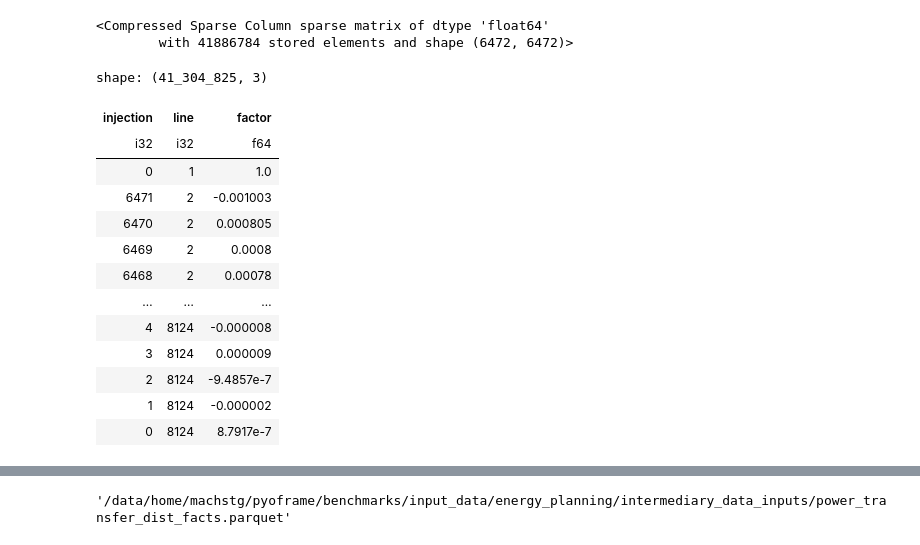
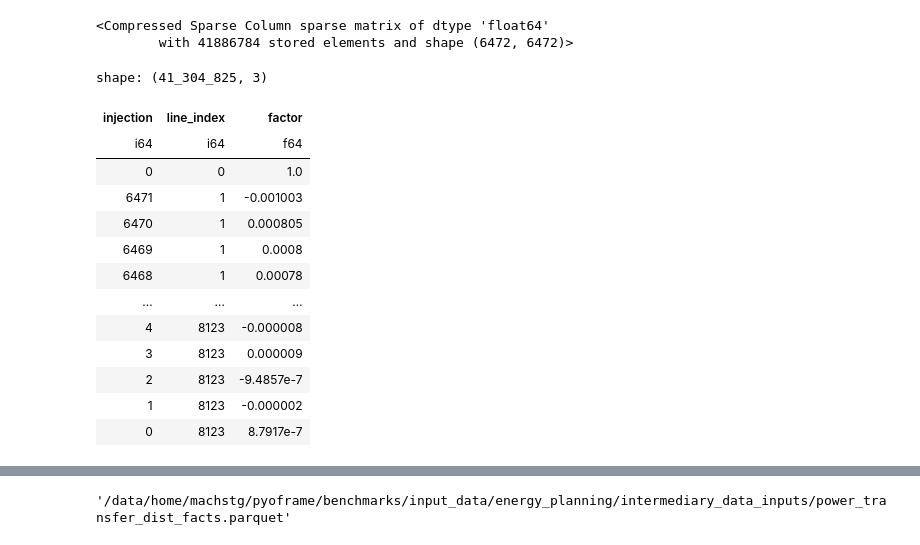
Before and after one commit to Bravos-Power/pyoframe, a Jupyter notebook: benchmarks/src/energy_planning/scripts/compute_power_transfer_dist_facts.ipynb, the cells around one changed output, grey strips where cells are left out. Drawn from its saved outputs; the diff is of its cells as text; code cells hidden in the pictures.

```diff
--- a/benchmarks/src/energy_planning/scripts/compute_power_transfer_dist_facts.ipynb
+++ b/benchmarks/src/energy_planning/scripts/compute_power_transfer_dist_facts.ipynb
@@ -32,0 +19,7 @@ shape: (8_124, 6)
+# %%
+# Step 1: Renumber lines from 1 to L contiguously.
+lines = lines.sort("line_id")
+lines = lines.with_row_index(name="line_index")
+lines_map = lines.select("line_id", "line_index")
+lines = lines.drop("line_id")
+lines
@@ -67,21 +77,21 @@ shape: (8_124, 6)
 # %%
-# Step 2: Form an admittance matrix.
+# Step 3: Form an admittance matrix in COO form (row_index (i), col_index (j), value)
 lines = lines.with_columns(suscep=1 / lines["reactance"])
 off_diagonal = pl.concat(
     [
         lines.select(
             pl.col("from_bus").alias("i"),
             pl.col("to_bus").alias("j"),
-            -pl.col("suscep"),
+            -pl.col("suscep").alias("val"),
         ),
         lines.select(
             pl.col("to_bus").alias("i"),
             pl.col("from_bus").alias("j"),
-            -pl.col("suscep"),
+            -pl.col("suscep").alias("val"),
         ),
     ]
 )
-# TODO double check
+
 diagonal = (
     pl.concat(
         [
@@ -90,8 +100,8 @@ diagonal = (
         ]
     )
     .group_by("i")
-    .agg(pl.sum("suscep"))
-    .select("i", pl.col("i").alias("j"), "suscep")
+    .agg(pl.sum("suscep").alias("val"))
+    .select("i", pl.col("i").alias("j"), "val")
 )
 assert len(diagonal) == N, "Diagonal entries should match the number of buses."
 admittance_matrix_df = pl.concat([off_diagonal, diagonal])
@@ -114,11 +124,11 @@ shape: (22_721, 3)
 # %%
-# Step 3: Drop last row and column (slack bus).
+# Step 4: Drop last row and column (slack bus).
 admittance_matrix_df = admittance_matrix_df.filter(
     pl.col("i") < (N - 1), pl.col("j") < (N - 1)
 )
 admittance_matrix = coo_array(
     (
-        admittance_matrix_df["suscep"].to_numpy(),
+        admittance_matrix_df["val"].to_numpy(),
         (
             admittance_matrix_df["i"].cast(pl.Float64).to_numpy(),
             admittance_matrix_df["j"].cast(pl.Float64).to_numpy(),
@@ -141,51 +151,53 @@ voltage_angles
 <Compressed Sparse Column sparse matrix of dtype 'float64'
         with 41886784 stored elements and shape (6472, 6472)>
 # %%
+# Step 6: Calculate the power flow by multiplying the voltage angles by diag(S)*A^T
+# A^T is the L by N adjacency matrix
 adjacency_matrix_T = pl.concat(
     [
         lines.select(
-            i=pl.col("line_id"),
+            i=pl.col("line_index"),
             j=pl.col("from_bus"),
             val=pl.lit(1),
         ).filter(pl.col("j") < N - 1),  # Exclude slack bus,
         lines.select(
-            i=pl.col("line_id"),
+            i=pl.col("line_index"),
             j=pl.col("to_bus"),
             val=pl.lit(-1),
         ).filter(pl.col("j") < N - 1),  # Exclude slack bus
     ]
 )
 adjacency_matrix_T = coo_array(
     (
         adjacency_matrix_T["val"].to_numpy(),
         (adjacency_matrix_T["i"].to_numpy(), adjacency_matrix_T["j"].to_numpy()),
     ),
-    shape=(len(lines), N - 1),
+    shape=(L, N - 1),
 )
-susceptance_matrix = diags(lines.sort("line_id")["suscep"].to_numpy())
-power_flow = susceptance_matrix @ coo_array(adjacency_matrix_T) @ voltage_angles
+diag_suscep = diags_array(lines.sort("line_index")["suscep"].to_numpy())
+power_flow = diag_suscep @ adjacency_matrix_T @ voltage_angles
 power_flow = power_flow.tocoo()
 power_flow_df = pl.DataFrame(
     {
         "injection": power_flow.col,
-        "line": power_flow.row + 1,
+        "line_index": power_flow.row,
         "factor": power_flow.data,
     }
 )
 power_flow_df
 # %% [output]
 shape: (41_304_825, 3)
-| injection | line | factor |
-| i32 | i32 | f64 |
-| 0 | 1 | 1.0 |
-| 6471 | 2 | -0.001003 |
-| 6470 | 2 | 0.000805 |
-| 6469 | 2 | 0.0008 |
-| 6468 | 2 | 0.00078 |
+| injection | line_index | factor |
+| i64 | i64 | f64 |
+| 0 | 0 | 1.0 |
+| 6471 | 1 | -0.001003 |
+| 6470 | 1 | 0.000805 |
+| 6469 | 1 | 0.0008 |
+| 6468 | 1 | 0.00078 |
 | … | … | … |
-| 4 | 8124 | -0.000008 |
-| 3 | 8124 | 0.000009 |
-| 2 | 8124 | -9.4857e-7 |
-| 1 | 8124 | -0.000002 |
-| 0 | 8124 | 8.7917e-7 |
+| 4 | 8123 | -0.000008 |
+| 3 | 8123 | 0.000009 |
+| 2 | 8123 | -9.4857e-7 |
+| 1 | 8123 | -0.000002 |
+| 0 | 8123 | 8.7917e-7 |
 # %%
```
Also changed, not shown: parts of 8 cells of this notebook, 2 other files.
